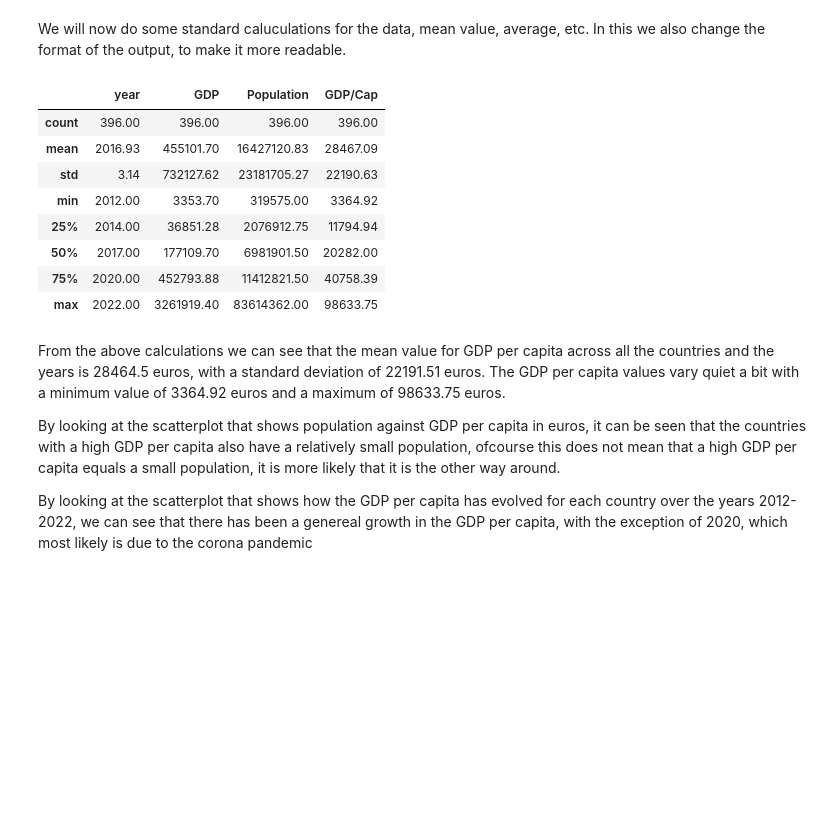
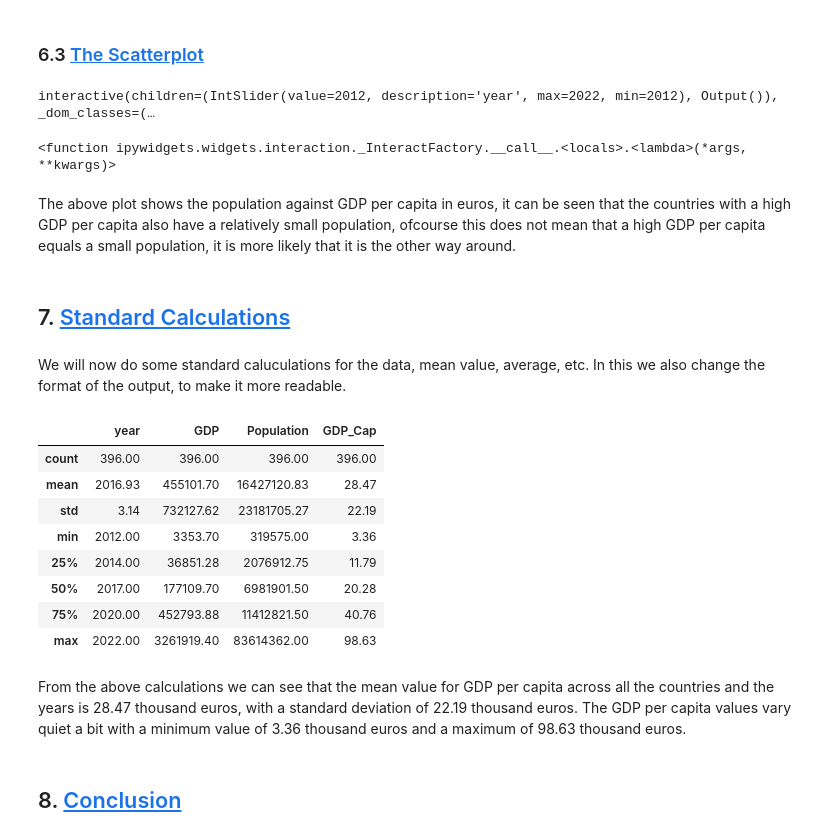
Before and after one commit to NumEconCopenhagen/projects-2023-jt, a Jupyter notebook: dataproject/dataproject.ipynb, the cells around one changed output. Cells and saved outputs as stored; diff of their text form; code cells hidden in the pictures; blank space fills up the shorter version.

```diff
--- a/dataproject/dataproject.ipynb
+++ b/dataproject/dataproject.ipynb
@@ -159,0 +27,18 @@ interactive(children=(Dropdown(description='Year:', index=10, options=(2012, 201
+# %%
+import pandas as pd
+import numpy as np
+import matplotlib.pyplot as plt
+import ipywidgets as widgets
+from matplotlib_venn import venn2
+import plotly.express as px
+
+# autoreload modules when code is run
+%load_ext autoreload
+%autoreload 2
+
+# For this projekt we are going to use the eurostat module, and therefore you will need to run this line of code if you havent installed it yet. If the eurostat module is already installed, you can add a # in front of the next line.
+##%pip install eurostat
+
+# user written modules
+from Dataproject import GDP_CapitaClass
+model = GDP_CapitaClass()
@@ -160,23 +181,32 @@ interactive(children=(Dropdown(description='Year:', index=10, options=(2012, 201
+# %% [markdown]
+### 6.3 <a id='toc9_'></a>[The Scatterplot](#toc0_)
+# %%
+model.scatter_interactive()
+# %% [output]
+interactive(children=(IntSlider(value=2012, description='year', max=2022, min=2012), Output()), _dom_classes=(…
+<function ipywidgets.widgets.interaction._InteractFactory.__call__.<locals>.<lambda>(*args, **kwargs)>
+# %% [markdown]
+The above plot shows the population against GDP per capita in euros, it can be seen that the countries with a high GDP per capita also have a relatively small population, ofcourse this does not mean that a high GDP per capita equals a small population, it is more likely that it is the other way around.
+# %% [markdown]
+## 7. <a id='toc10_'></a>[Standard Calculations](#toc0_)
 # %% [markdown]
 We will now do some standard caluculations for the data, mean value, average, etc.
 In this we also change the format of the output, to make it more readable.
 # %%
 pd.options.display.float_format = '{:.2f}'.format
-dp.inner.describe()
+model.Merge.describe()
 # %% [output]
-|  | year | GDP | Population | GDP/Cap |
+|  | year | GDP | Population | GDP_Cap |
 | count | 396.00 | 396.00 | 396.00 | 396.00 |
-| mean | 2016.93 | 455101.70 | 16427120.83 | 28467.09 |
-| std | 3.14 | 732127.62 | 23181705.27 | 22190.63 |
-| min | 2012.00 | 3353.70 | 319575.00 | 3364.92 |
-| 25% | 2014.00 | 36851.28 | 2076912.75 | 11794.94 |
-| 50% | 2017.00 | 177109.70 | 6981901.50 | 20282.00 |
-| 75% | 2020.00 | 452793.88 | 11412821.50 | 40758.39 |
-| max | 2022.00 | 3261919.40 | 83614362.00 | 98633.75 |
+| mean | 2016.93 | 455101.70 | 16427120.83 | 28.47 |
+| std | 3.14 | 732127.62 | 23181705.27 | 22.19 |
+| min | 2012.00 | 3353.70 | 319575.00 | 3.36 |
+| 25% | 2014.00 | 36851.28 | 2076912.75 | 11.79 |
+| 50% | 2017.00 | 177109.70 | 6981901.50 | 20.28 |
+| 75% | 2020.00 | 452793.88 | 11412821.50 | 40.76 |
+| max | 2022.00 | 3261919.40 | 83614362.00 | 98.63 |
-# %% [markdown]
-From the above calculations we can see that the mean value for GDP per capita across all the countries and the years is 28464.5 euros, with a standard deviation of 22191.51 euros.
-The GDP per capita values vary quiet a bit with a minimum value of 3364.92 euros and a maximum of 98633.75 euros.
-
-By looking at the scatterplot that shows population against GDP per capita in euros, it can be seen that the countries with a high GDP per capita also have a relatively small population, ofcourse this does not mean that a high GDP per capita equals a small population, it is more likely that it is the other way around.
-
-By looking at the scatterplot that shows how the GDP per capita has evolved for each country over the years 2012-2022, we can see that there has been a genereal growth in the GDP per capita, with the exception of 2020, which most likely is due to the corona pandemic
+# %% [markdown]
+From the above calculations we can see that the mean value for GDP per capita across all the countries and the years is 28.47 thousand euros, with a standard deviation of 22.19 thousand euros.
+The GDP per capita values vary quiet a bit with a minimum value of 3.36 thousand euros and a maximum of 98.63 thousand euros.
+# %% [markdown]
+## 8. <a id='toc11_'></a>[Conclusion](#toc0_)
```
Also changed, not shown: parts of 54 cells of this notebook, 4 other files.
